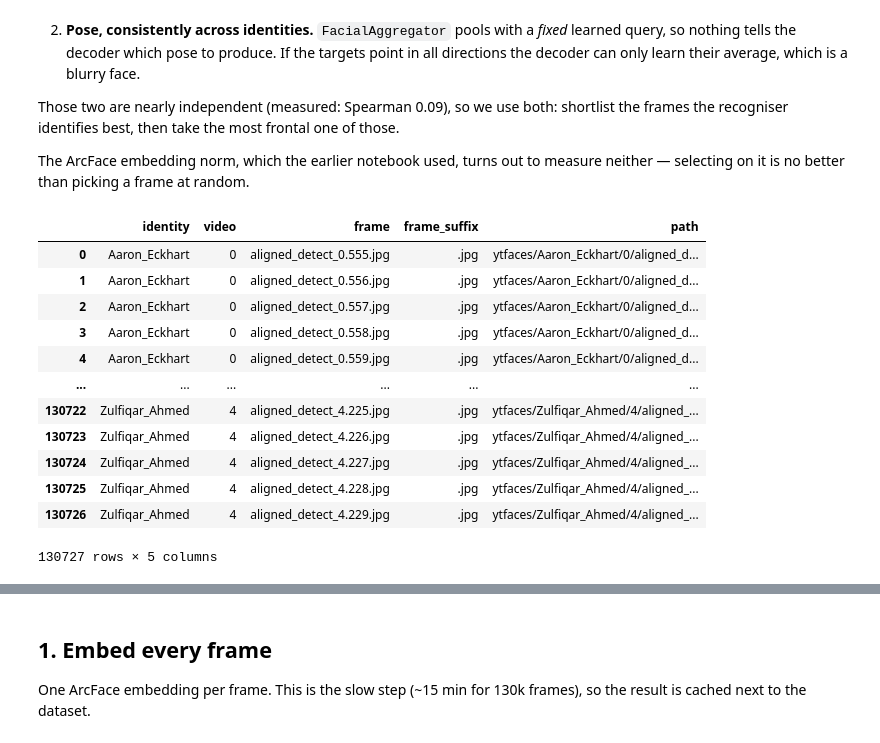
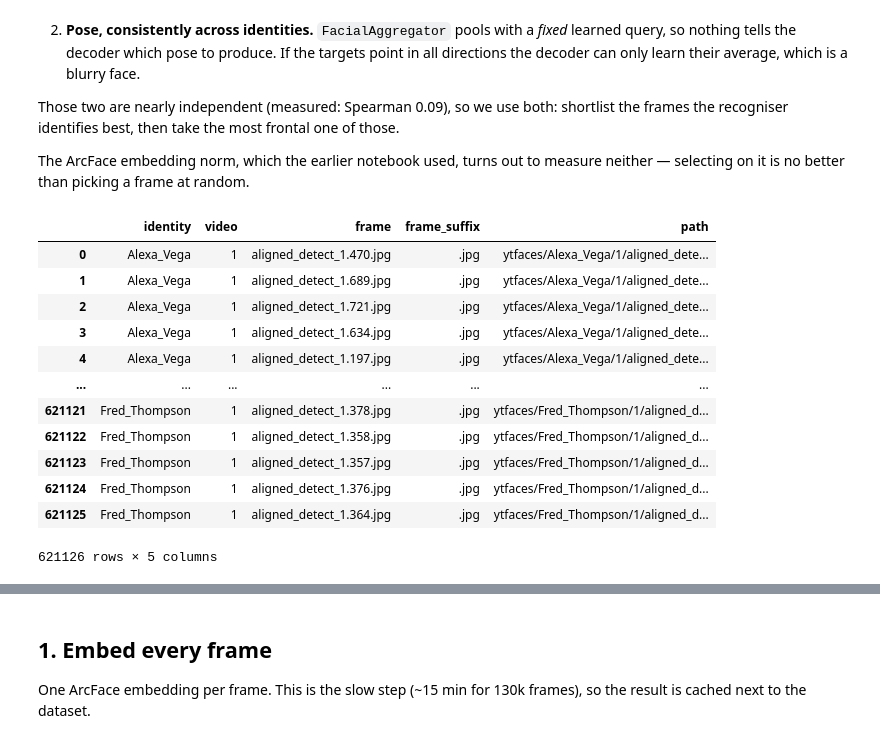
Before and after one commit to wagpa/meles, a Jupyter notebook: src/notebooks/07_target_selection.ipynb, the cells around one changed output, grey strips where cells are left out. Drawn from its saved outputs; the diff is of its cells as text; code cells hidden in the pictures.

```diff
--- a/src/notebooks/07_target_selection.ipynb
+++ b/src/notebooks/07_target_selection.ipynb
@@ -35,19 +35,19 @@ from meles.frame_embedder import FrameEmbedder, models
 DATA_PATH = Path("../../data")
 SHORTLIST = 50  # frames per identity kept after the identifiability ranking
 # %%
-structure = pd.read_parquet(DATA_PATH / "ytfaces.parquet")
+structure = pd.read_parquet(DATA_PATH / "ytfaces_all.parquet")
 structure
 # %% [output]
 |  | identity | video | frame | frame_suffix | path |
-| 0 | Aaron_Eckhart | 0 | aligned_detect_0.555.jpg | .jpg | ytfaces/Aaron_Eckhart/0/aligned_d... |
-| 1 | Aaron_Eckhart | 0 | aligned_detect_0.556.jpg | .jpg | ytfaces/Aaron_Eckhart/0/aligned_d... |
-| 2 | Aaron_Eckhart | 0 | aligned_detect_0.557.jpg | .jpg | ytfaces/Aaron_Eckhart/0/aligned_d... |
-| 3 | Aaron_Eckhart | 0 | aligned_detect_0.558.jpg | .jpg | ytfaces/Aaron_Eckhart/0/aligned_d... |
-| 4 | Aaron_Eckhart | 0 | aligned_detect_0.559.jpg | .jpg | ytfaces/Aaron_Eckhart/0/aligned_d... |
+| 0 | Alexa_Vega | 1 | aligned_detect_1.470.jpg | .jpg | ytfaces/Alexa_Vega/1/aligned_dete... |
+| 1 | Alexa_Vega | 1 | aligned_detect_1.689.jpg | .jpg | ytfaces/Alexa_Vega/1/aligned_dete... |
+| 2 | Alexa_Vega | 1 | aligned_detect_1.721.jpg | .jpg | ytfaces/Alexa_Vega/1/aligned_dete... |
+| 3 | Alexa_Vega | 1 | aligned_detect_1.634.jpg | .jpg | ytfaces/Alexa_Vega/1/aligned_dete... |
+| 4 | Alexa_Vega | 1 | aligned_detect_1.197.jpg | .jpg | ytfaces/Alexa_Vega/1/aligned_dete... |
 | ... | ... | ... | ... | ... | ... |
-| 130722 | Zulfiqar_Ahmed | 4 | aligned_detect_4.225.jpg | .jpg | ytfaces/Zulfiqar_Ahmed/4/aligned_... |
-| 130723 | Zulfiqar_Ahmed | 4 | aligned_detect_4.226.jpg | .jpg | ytfaces/Zulfiqar_Ahmed/4/aligned_... |
-| 130724 | Zulfiqar_Ahmed | 4 | aligned_detect_4.227.jpg | .jpg | ytfaces/Zulfiqar_Ahmed/4/aligned_... |
-| 130725 | Zulfiqar_Ahmed | 4 | aligned_detect_4.228.jpg | .jpg | ytfaces/Zulfiqar_Ahmed/4/aligned_... |
-| 130726 | Zulfiqar_Ahmed | 4 | aligned_detect_4.229.jpg | .jpg | ytfaces/Zulfiqar_Ahmed/4/aligned_... |
+| 621121 | Fred_Thompson | 1 | aligned_detect_1.378.jpg | .jpg | ytfaces/Fred_Thompson/1/aligned_d... |
+| 621122 | Fred_Thompson | 1 | aligned_detect_1.358.jpg | .jpg | ytfaces/Fred_Thompson/1/aligned_d... |
+| 621123 | Fred_Thompson | 1 | aligned_detect_1.357.jpg | .jpg | ytfaces/Fred_Thompson/1/aligned_d... |
+| 621124 | Fred_Thompson | 1 | aligned_detect_1.376.jpg | .jpg | ytfaces/Fred_Thompson/1/aligned_d... |
+| 621125 | Fred_Thompson | 1 | aligned_detect_1.364.jpg | .jpg | ytfaces/Fred_Thompson/1/aligned_d... |
-130727 rows × 5 columns
+621126 rows × 5 columns
```
Also changed, not shown: parts of 7 cells of this notebook, 5 other files.
